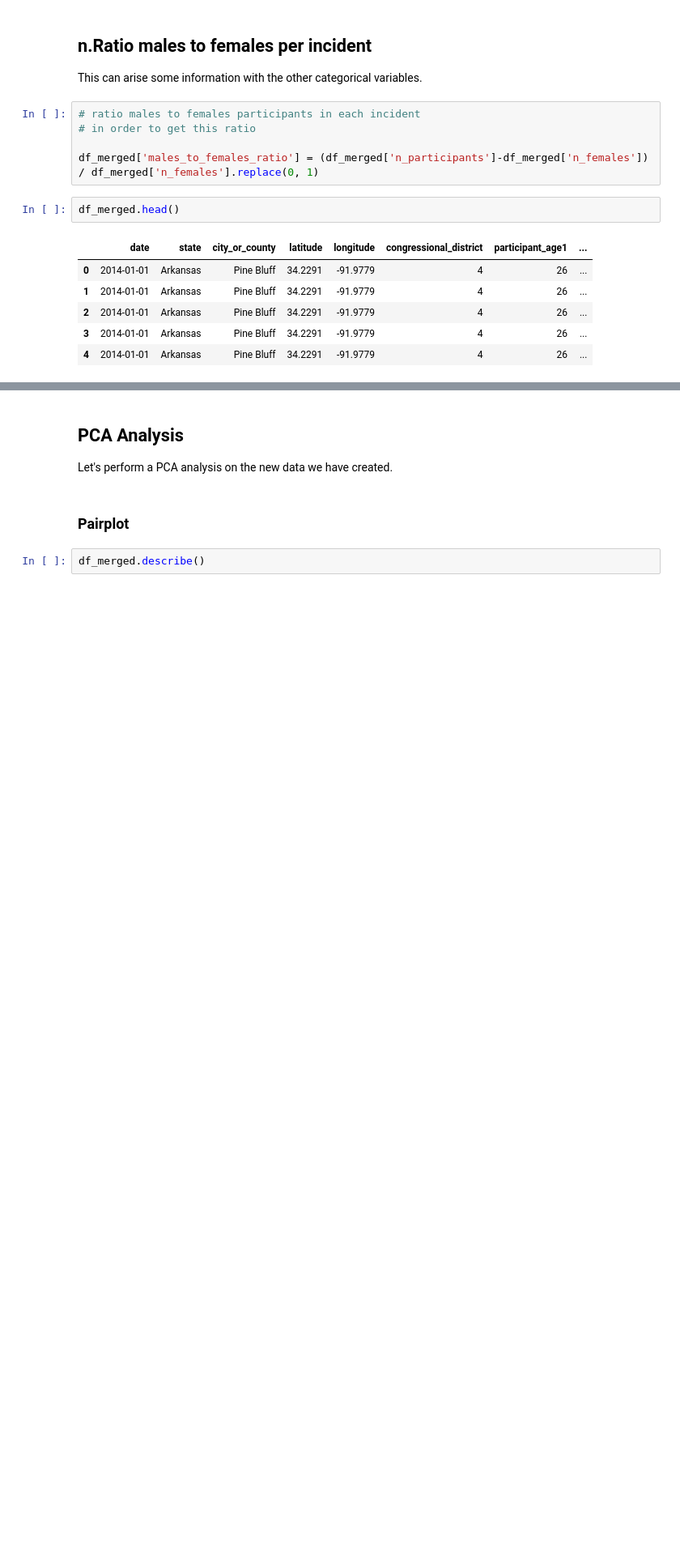
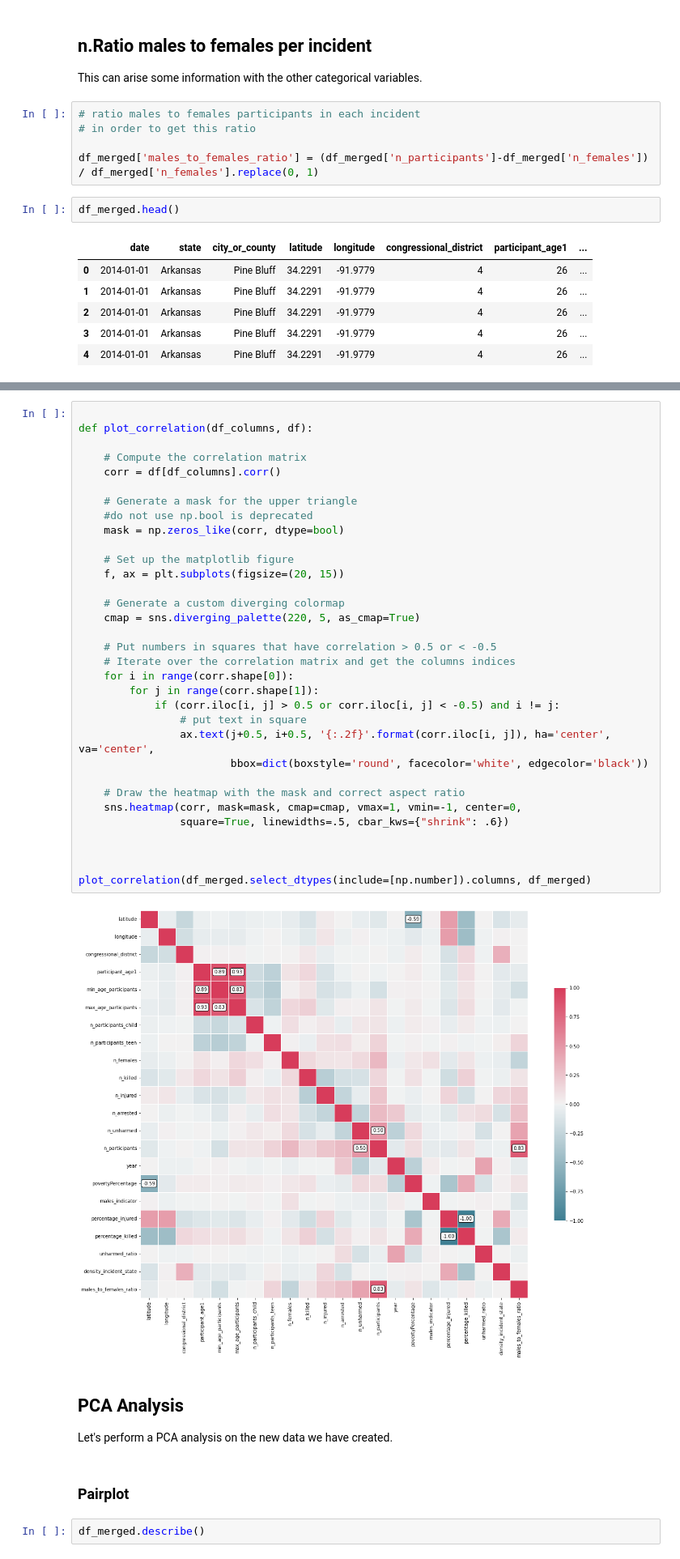
Before and after one commit to TheDarkPyotr/DataMining2023, a Jupyter notebook: source/Task1_Data_Preparation_Indexes.ipynb, the cells around one changed output, grey strips where cells are left out. Shown at 81% size. Cells and saved outputs as stored; diff of their text form; blank space fills up the shorter version.

Commit message:
added new correlation matrix and fixed a lot of problem in join of data, detected a problem with fourth index to be adjusted

```diff
--- a/source/Task1_Data_Preparation_Indexes.ipynb
+++ b/source/Task1_Data_Preparation_Indexes.ipynb
@@ -417,3 +420,38 @@ NameError: name 'plot_correlation' is not defined
+# %%
+
+def plot_correlation(df_columns, df):
+
+    # Compute the correlation matrix
+    corr = df[df_columns].corr()
+
+    # Generate a mask for the upper triangle
+    #do not use np.bool is deprecated
+    mask = np.zeros_like(corr, dtype=bool)
+
+    # Set up the matplotlib figure
+    f, ax = plt.subplots(figsize=(20, 15))
+
+    # Generate a custom diverging colormap
+    cmap = sns.diverging_palette(220, 5, as_cmap=True)
+
+    # Put numbers in squares that have correlation > 0.5 or < -0.5
+    # Iterate over the correlation matrix and get the columns indices
+    for i in range(corr.shape[0]):
+        for j in range(corr.shape[1]):
+            if (corr.iloc[i, j] > 0.5 or corr.iloc[i, j] < -0.5) and i != j:
+                # put text in square
+                ax.text(j+0.5, i+0.5, '{:.2f}'.format(corr.iloc[i, j]), ha='center', va='center',
+                        bbox=dict(boxstyle='round', facecolor='white', edgecolor='black'))
+
+    # Draw the heatmap with the mask and correct aspect ratio
+    sns.heatmap(corr, mask=mask, cmap=cmap, vmax=1, vmin=-1, center=0,
+                square=True, linewidths=.5, cbar_kws={"shrink": .6})
+
+
+
+plot_correlation(df_merged.select_dtypes(include=[np.number]).columns, df_merged)
+# %% [output]
+[figure, added]
 # %% [markdown]
 ## PCA Analysis
 
```
Also changed, not shown: parts of 7 cells of this notebook.
